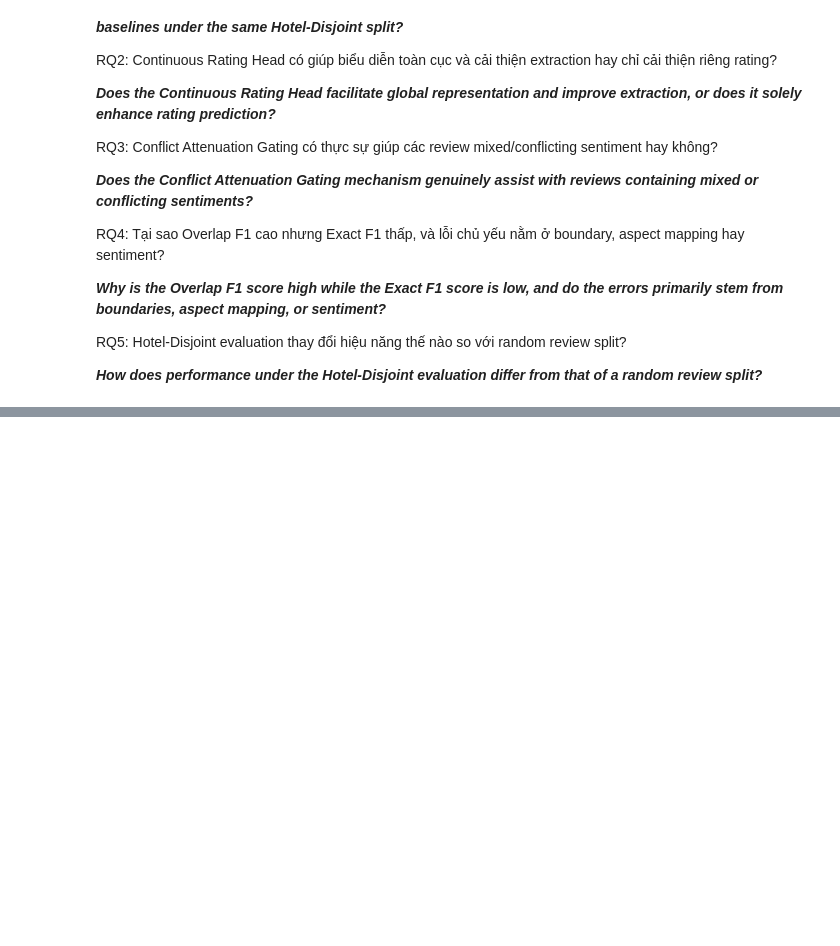
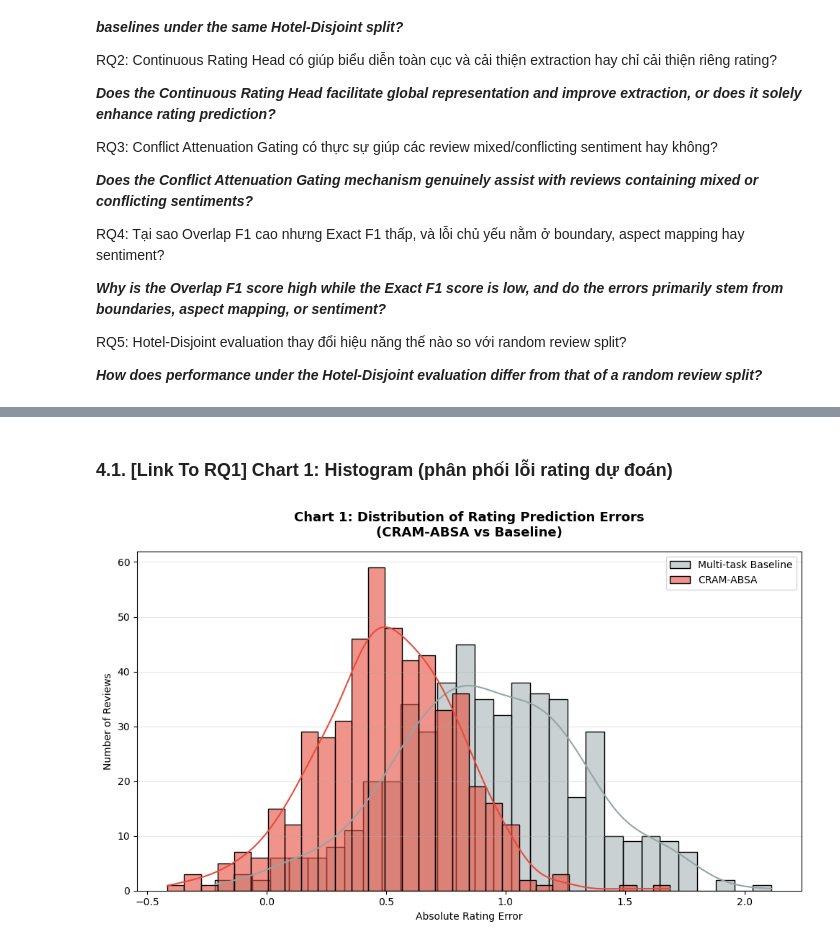
Before and after one commit to trietnguyen2611/Hotel-Review-AI-Chatbot, a Jupyter notebook: Project.ipynb, the cells around one changed output, grey strips where cells are left out. Cells and saved outputs as stored; diff of their text form; code cells hidden in the pictures; blank space fills up the shorter version.

```diff
--- a/Project.ipynb
+++ b/Project.ipynb
@@ -605,0 +527,25 @@ Top 5 tỉnh thành có nhiều đánh giá nhất theo SQLite:
+# %% [markdown]
+### 4.1. [Link To RQ1] Chart 1: Histogram (phân phối lỗi rating dự đoán)
+# %%
+import matplotlib.pyplot as plt
+import seaborn as sns
+import numpy as np
+
+np.random.seed(1)
+errors_baseline = np.random.normal(0.9, 0.4, 500)
+errors_cram = np.random.normal(0.5, 0.3, 500)
+
+plt.figure(figsize=(10, 6))
+sns.histplot(errors_baseline, bins=30, kde=True, color='#95a5a6', alpha=0.5, label='Multi-task Baseline')
+sns.histplot(errors_cram, bins=30, kde=True, color='#e74c3c', alpha=0.6, label='CRAM-ABSA')
+
+plt.title('Chart 1: Distribution of Rating Prediction Errors\n(CRAM-ABSA vs Baseline)', fontsize=13, fontweight='bold', pad=15)
+plt.xlabel('Absolute Rating Error')
+plt.ylabel('Number of Reviews')
+plt.legend()
+plt.grid(axis='y', alpha=0.3)
+plt.tight_layout()
+plt.savefig('Data/charts_img/rq1_histogram_errors.png', dpi=300, bbox_inches='tight')
+plt.show()
+# %% [output]
+[figure, added]
```
Also changed, not shown: parts of 47 cells of this notebook.
